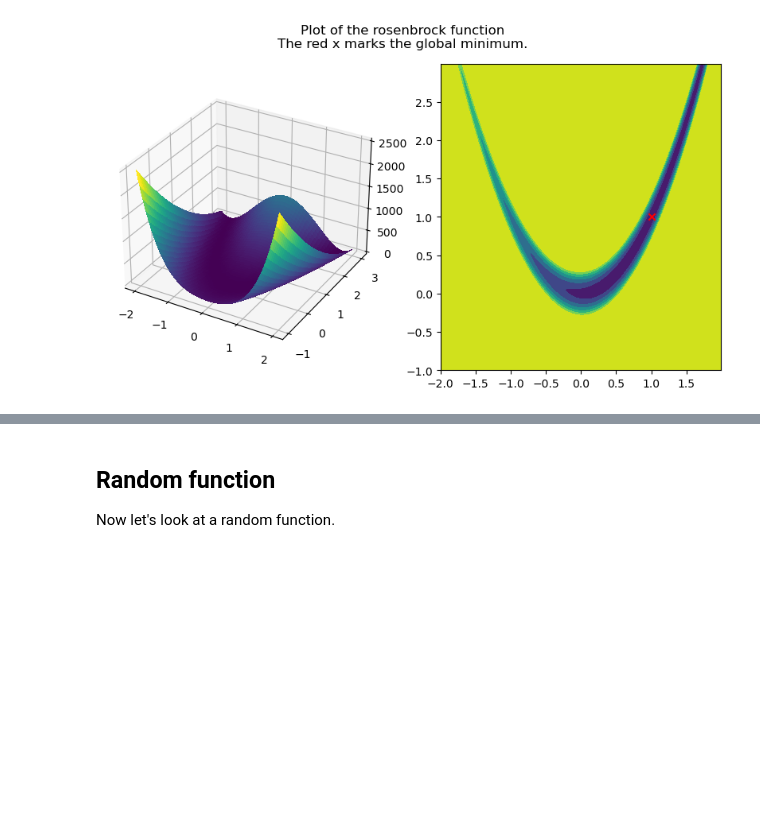
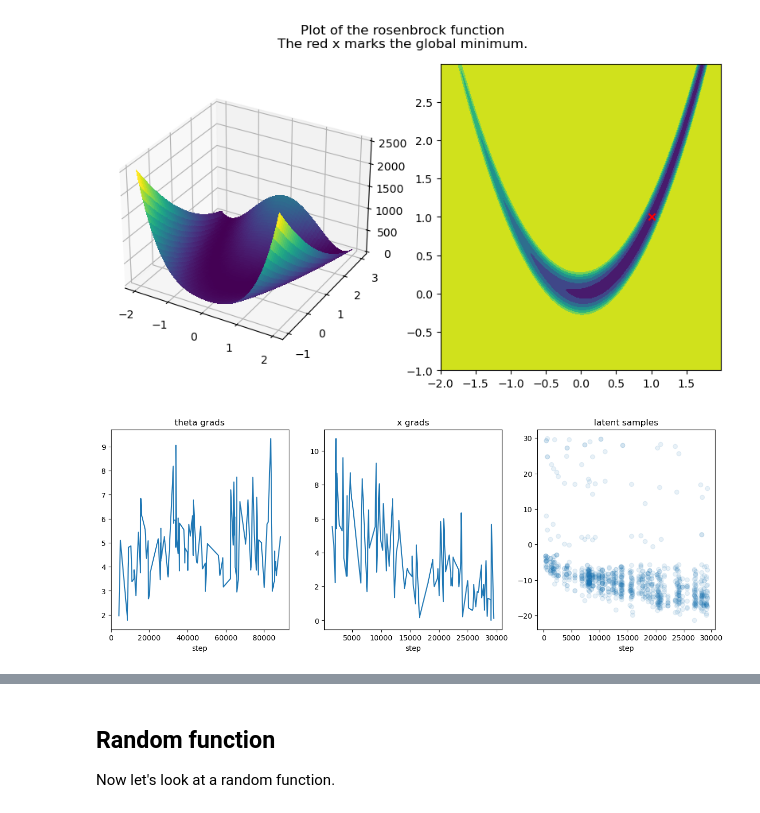
Before and after one commit to davidlibland/rank_hpo, a Jupyter notebook: notebooks/demo.ipynb, the cells around one changed output, grey strips where cells are left out. Cells and saved outputs as stored; diff of their text form; code cells hidden in the pictures; blank space fills up the shorter version.

```diff
--- a/notebooks/demo.ipynb
+++ b/notebooks/demo.ipynb
@@ -12,6 +12,7 @@ from scipy.stats import rankdata, multivariate_normal, norm
 from rank_hpo.core import sorted_exp_sample, infer_rates
 # %%
 np.random.seed(13)
+device = "cuda" if torch.cuda.is_available() else "cpu"
 # %% [markdown]
 # Gumbel Ranking
 For the gumbel-ranking demo, let's start by creating some random data. We have 10 options, $M_0, \dots, M_9$, and two scores, $X: \{M_i\} \to \mathbb{R}$, $Y: \{M_i\} \to \mathbb{R}$, which are both random variables. The first is informative, while the second is pure noise:
@@ -175,3 +159,24 @@ theta, xs, ys = optimize_function_langevin(rosenbrock,
+# %%
+torch.manual_seed(13)
+grid = np.mgrid[-2:2:.1, -1:3:.1].reshape(2, -1).T
+log_rho = gaussian_mixture(torch.tensor(grid, device=device, requires_grad=False), std=.2)
+theta = torch.zeros(size=(grid.shape[0],), requires_grad=True, dtype=torch.double, device=device)
+
+theta, xs, ys = optimize_function_langevin(rosenbrock,
+                                           [torch.randn(2, device=device)*2 for _ in range(10)],
+                                           log_rho=log_rho,
+                                           theta=theta,
+                                           n_evals=100,
+                                           n_iter=300,
+                                           weight_decay=0,
+                                           n_langevin_steps=3,
+                                           param_temperature_range=(1, .1),
+                                           sample_temperature_range=(1, .1),
+                                           param_step_size=1e-3,
+                                           sample_step_size=3e-2
+                                           )
+# %% [output]
+[figure, added]
 # %%
 fig = plt.figure(figsize=(10, 5))
 ax1 = fig.add_subplot(121)
```
Also changed, not shown: parts of 17 cells of this notebook, 6 other files.
